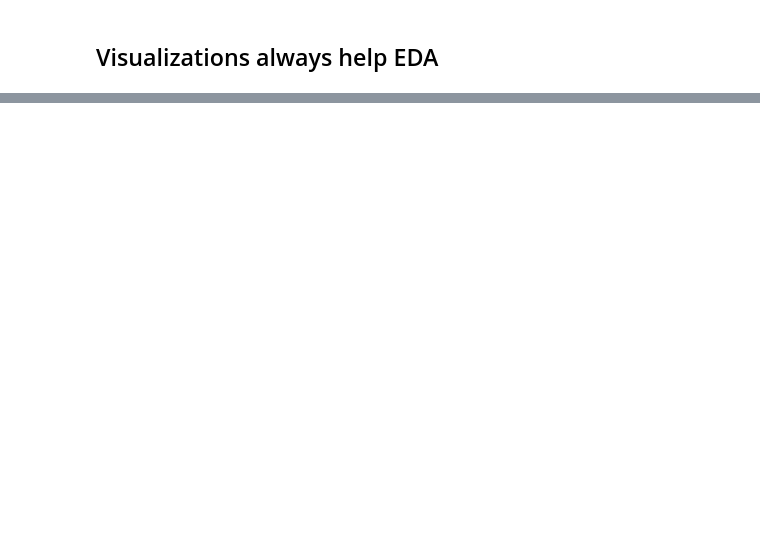
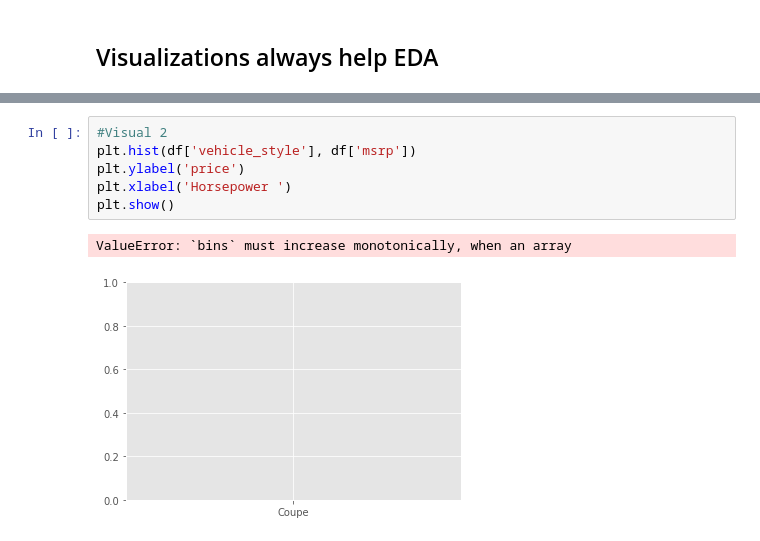
Before and after one commit to Amberlynnyandow/study-group-content, a Jupyter notebook: module_1/week_3_PT/Pandas! .ipynb, the cells around one changed output, grey strips where cells are left out. Cells and saved outputs as stored; diff of their text form; blank space fills up the shorter version.

```diff
--- a/module_1/week_3_PT/Pandas! .ipynb
+++ b/module_1/week_3_PT/Pandas! .ipynb
@@ -253,0 +301,9 @@ A table of this form isn’t the easiest to read, and also not very easy to visu
+# %%
+#Visual 2
+plt.hist(df['vehicle_style'], df['msrp'])
+plt.ylabel('price')
+plt.xlabel('Horsepower ')
+plt.show()
+# %% [output]
+ValueError: `bins` must increase monotonically, when an array
+[figure, added]
```
Also changed, not shown: parts of 10 cells of this notebook, 2 other files.
